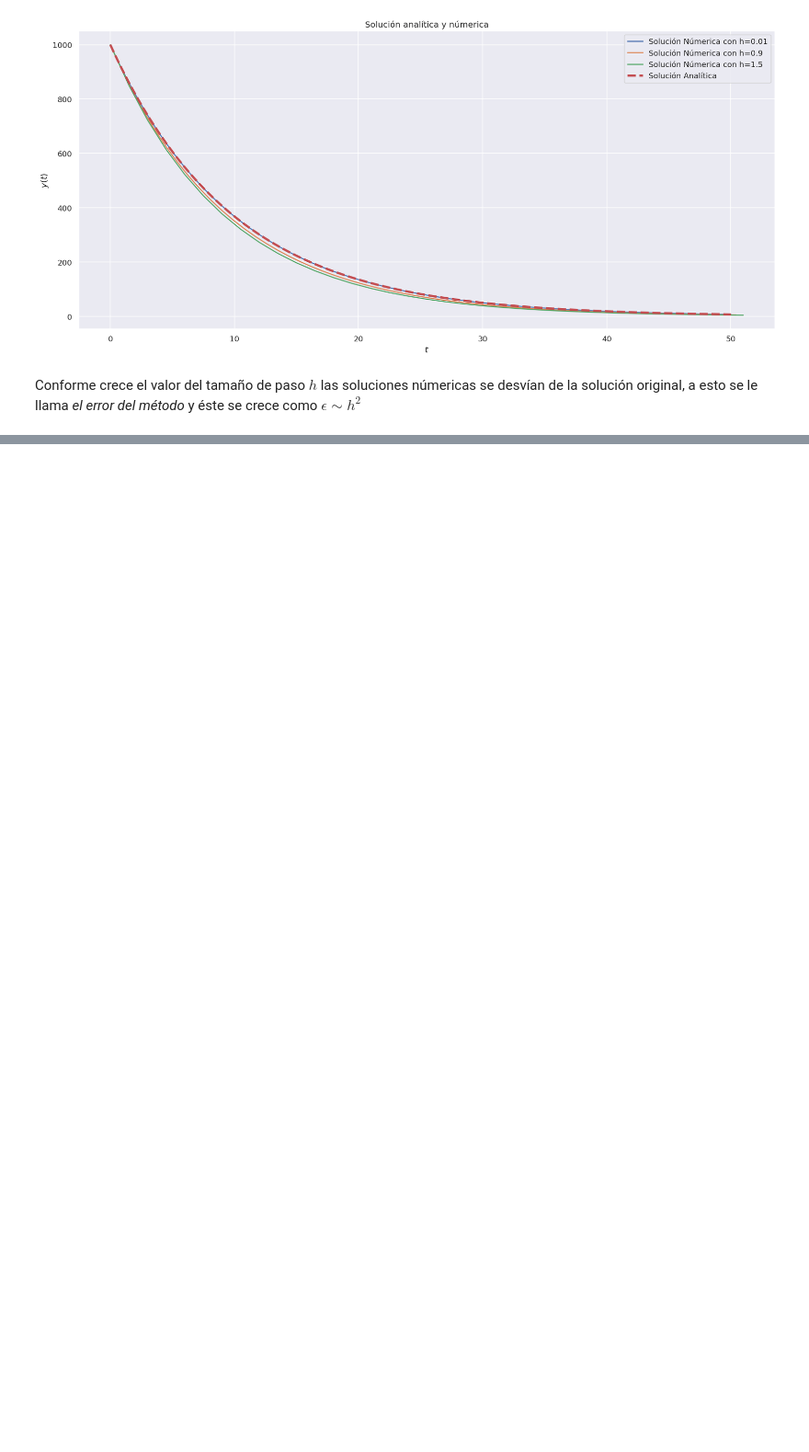
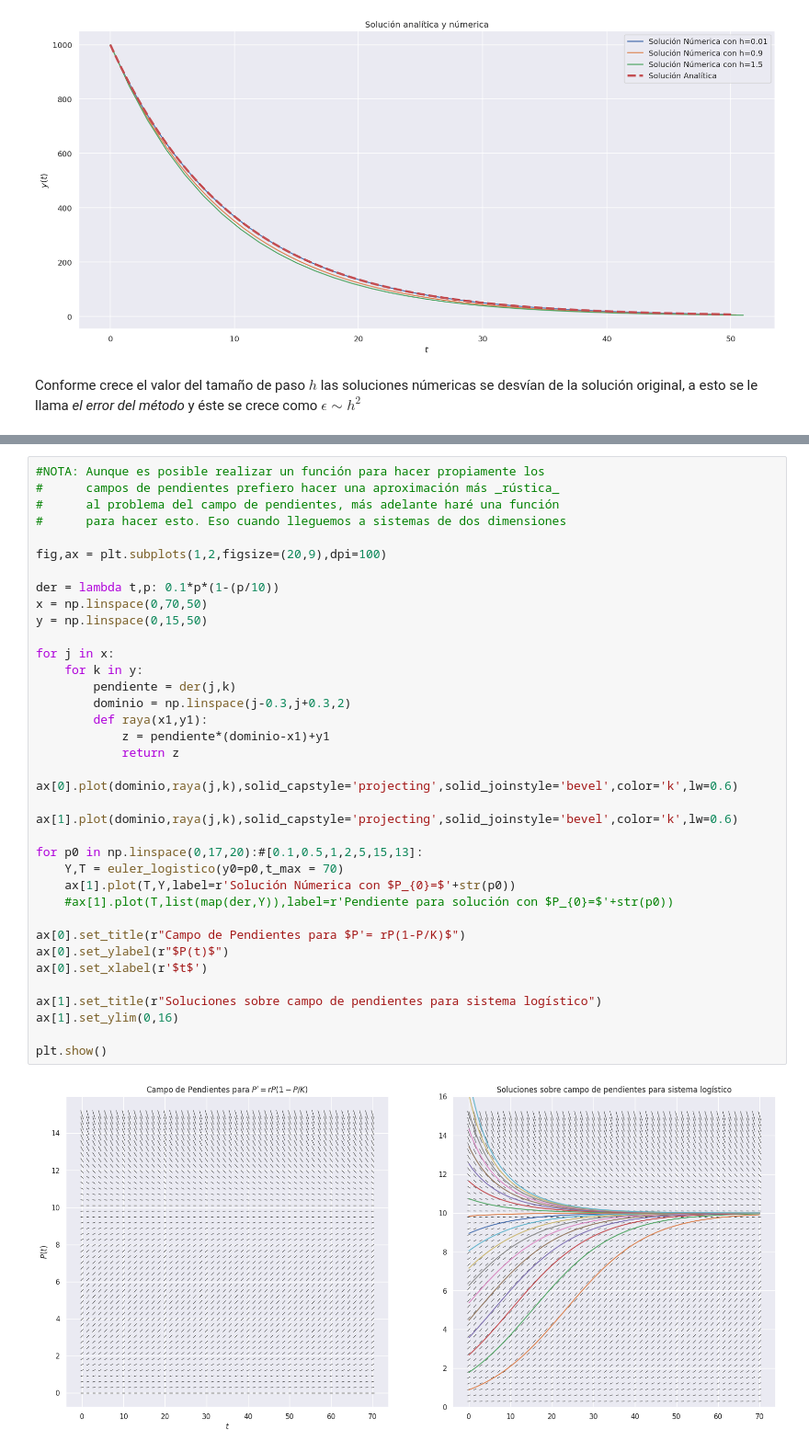
Before and after one commit to uncrayon/coding-challenge, a Jupyter notebook: pendulo/notebook_1.ipynb, the cells around one changed output, grey strips where cells are left out. Shown at 92% size. Drawn from its saved outputs; the diff is of its cells as text; blank space fills up the shorter version.

```diff
--- a/pendulo/notebook_1.ipynb
+++ b/pendulo/notebook_1.ipynb
@@ -234,0 +377,37 @@ Conforme crece el valor del tamaño de paso $h$ las soluciones númericas se des
+# %%
+#NOTA: Aunque es posible realizar un función para hacer propiamente los
+#      campos de pendientes prefiero hacer una aproximación más _rústica_
+#      al problema del campo de pendientes, más adelante haré una función
+#      para hacer esto. Eso cuando lleguemos a sistemas de dos dimensiones
+
+fig,ax = plt.subplots(1,2,figsize=(20,9),dpi=100)
+
+der = lambda t,p: 0.1*p*(1-(p/10))
+x = np.linspace(0,70,50)
+y = np.linspace(0,15,50)
+
+for j in x:
+    for k in y:
+        pendiente = der(j,k)
+        dominio = np.linspace(j-0.3,j+0.3,2)
+        def raya(x1,y1):
+            z = pendiente*(dominio-x1)+y1
+            return z
+        ax[0].plot(dominio,raya(j,k),solid_capstyle='projecting',solid_joinstyle='bevel',color='k',lw=0.6)
+        ax[1].plot(dominio,raya(j,k),solid_capstyle='projecting',solid_joinstyle='bevel',color='k',lw=0.6)
+
+for p0 in np.linspace(0,17,20):#[0.1,0.5,1,2,5,15,13]:
+    Y,T = euler_logistico(y0=p0,t_max = 70)
+    ax[1].plot(T,Y,label=r'Solución Númerica con $P_{0}=$'+str(p0))
+    #ax[1].plot(T,list(map(der,Y)),label=r'Pendiente para solución con $P_{0}=$'+str(p0))
+
+ax[0].set_title(r"Campo de Pendientes para $P'= rP(1-P/K)$")
+ax[0].set_ylabel(r"$P(t)$")
+ax[0].set_xlabel(r'$t$')
+
+ax[1].set_title(r"Soluciones sobre campo de pendientes para sistema logístico")
+ax[1].set_ylim(0,16)
+
+plt.show()
+# %% [output]
+[figure, added]
```
Also changed, not shown: parts of 10 cells of this notebook.
